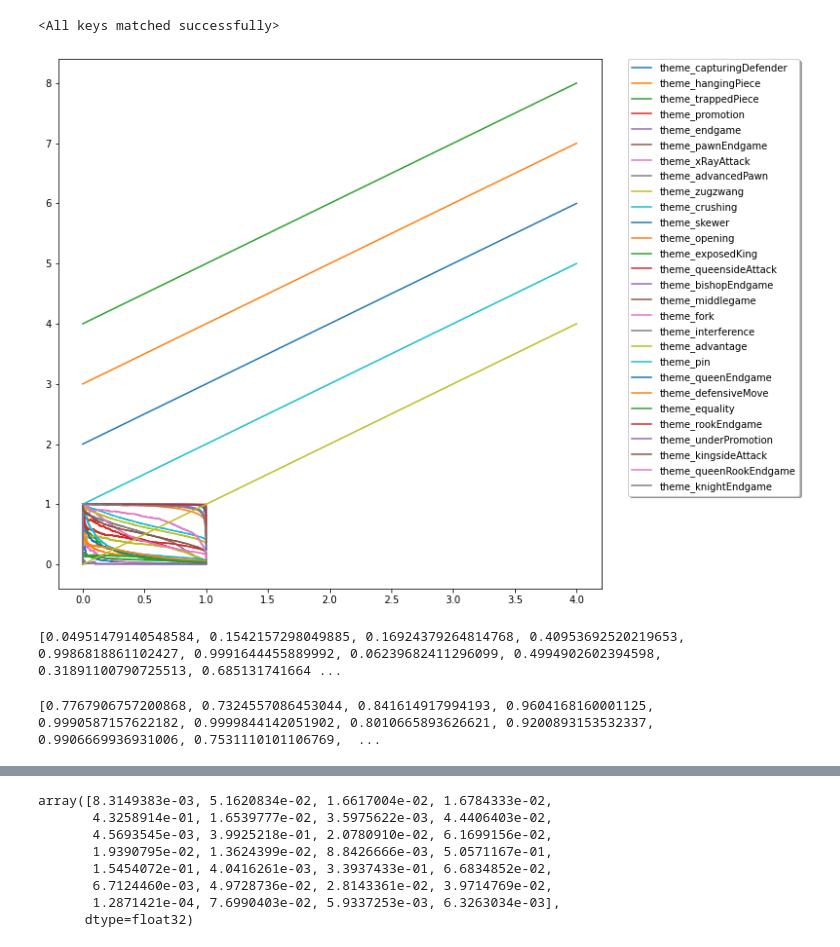
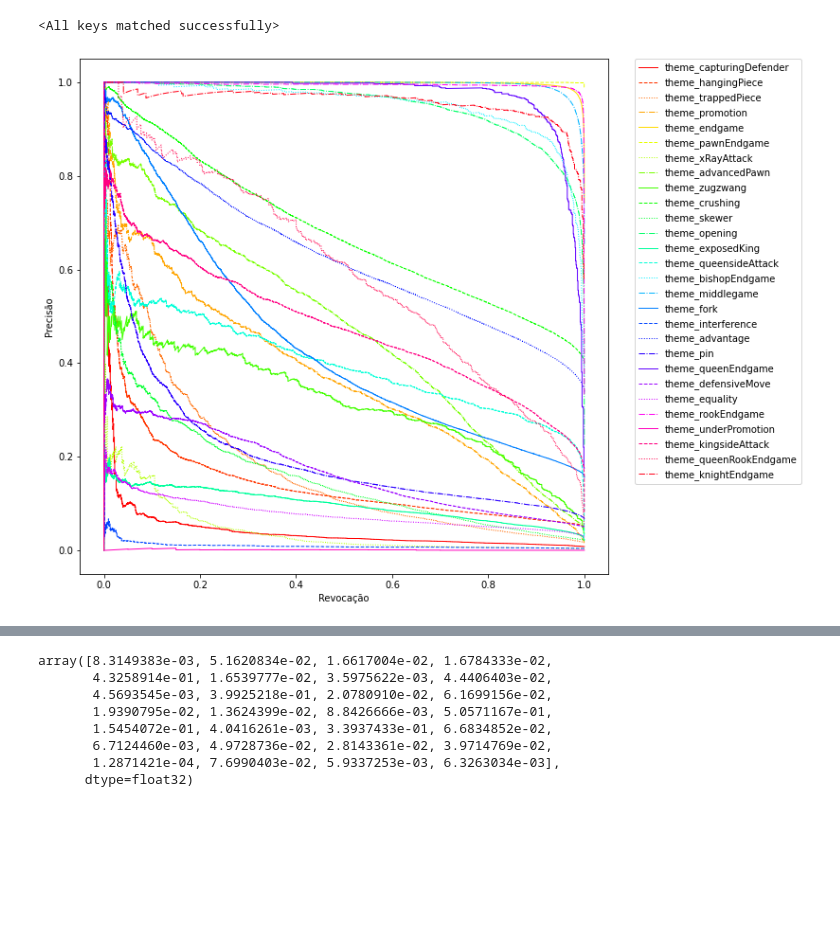
Before and after one commit to bastosgabriel/chess-theme-classifier, a Jupyter notebook: model_predict.ipynb, the cells around one changed output, grey strips where cells are left out. Saved outputs shown, nothing was run; the diff lists cells and outputs as text; code cells hidden in the pictures; blank space fills up the shorter version.

Commit message:
Final metrics and graphics

```diff
--- a/model_predict.ipynb
+++ b/model_predict.ipynb
@@ -75,40 +76,44 @@ y_true = torch.vstack(y_true).numpy()
 # %%
 from cycler import cycler
 
 total_precision_list = []
 total_auroc_list = []
 max_f1_list = []
+
+
+hsv = plt.get_cmap('hsv')
+colors = hsv(np.linspace(0, 1.0, y_pred.shape[1]))
+
+default_cycler = (cycler(color=colors) +
+                  cycler(linestyle=['-', '--', ':', '-.', '-', '--', ':', '-.', '-', '--', ':', '-.',
+                                    '-', '--', ':', '-.', '-', '--', ':', '-.', '-', '--', ':', '-.',
+                                    '-', '--', ':', '-.'])) # ['r', 'g', 'b', 'y']
+
+plt.rc('lines', linewidth=1)
+plt.rc('axes', prop_cycle=default_cycler)
 
 plt.figure(figsize=(10, 10))
 
 for i in range(y_pred.shape[1]):
     label_average_precision = metrics.average_precision_score(y_true[:,i], y_pred[:,i])
     label_auroc = metrics.roc_auc_score(y_true[:,i], y_pred[:,i])
 
     precision, recall, threshold = metrics.precision_recall_curve(y_true[:,i], y_pred[:,i])
-    plt.plot(recall, precision, label = chess_validation_set.column_names[i])
+    plt.plot(recall, precision, label = chess_validation_set.column_names[i]) #, prop_cycle=linestyle_cycler
 
-    f1 = 2 * precision * recall / (precision + recall)
+    f1 = 2 * precision * recall / (precision + recall) #numpy list
     max_f1 = max(f1)
 
     max_f1_list.append(max_f1)
     total_precision_list.append(label_average_precision)
     total_auroc_list.append(label_auroc)
 
-for i in range(5):
-    x = range(i,i+5)
-    linestyle_cycler = cycler('linestyle',['-','--',':','-.'])
-    plt.rc('axes', prop_cycle=linestyle_cycler)
-    plt.plot(range(5),x)
-    plt.legend(loc='upper left', bbox_to_anchor=(1.05, 1), borderaxespad=0., fancybox=True, shadow=True)
+
+plt.legend(loc='upper left', bbox_to_anchor=(1.05, 1), borderaxespad=0., fancybox=True) # shadow = True
+
+ax = plt.gca()
+ax.set_ylabel(r'Precisão')
+ax.set_xlabel(r'Revocação')
 plt.show()
 # %% [output]
-[figure, old version]
+[figure, new version]
-# %%
-print(total_precision_list)
-# %% [output]
-[0.04951479140548584, 0.1542157298049885, 0.16924379264814768, 0.40953692520219653, 0.9986818861102427, 0.9991644455889992, 0.06239682411296099, 0.4994902602394598, 0.31891100790725513, 0.685131741664 ...
-# %%
-print(total_auroc_list)
-# %% [output]
-[0.7767906757200868, 0.7324557086453044, 0.841614917994193, 0.9604168160001125, 0.9990587157622182, 0.9999844142051902, 0.8010665893626621, 0.9200893153532337, 0.9906669936931006, 0.7531110101106769,  ...
```
Also changed, not shown: parts of 9 cells of this notebook, 8 other files.
